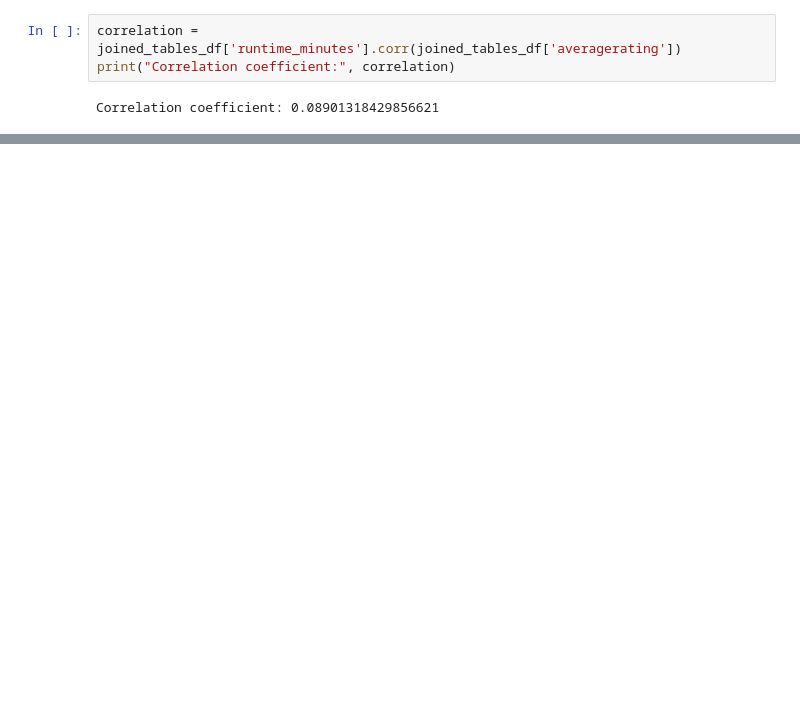
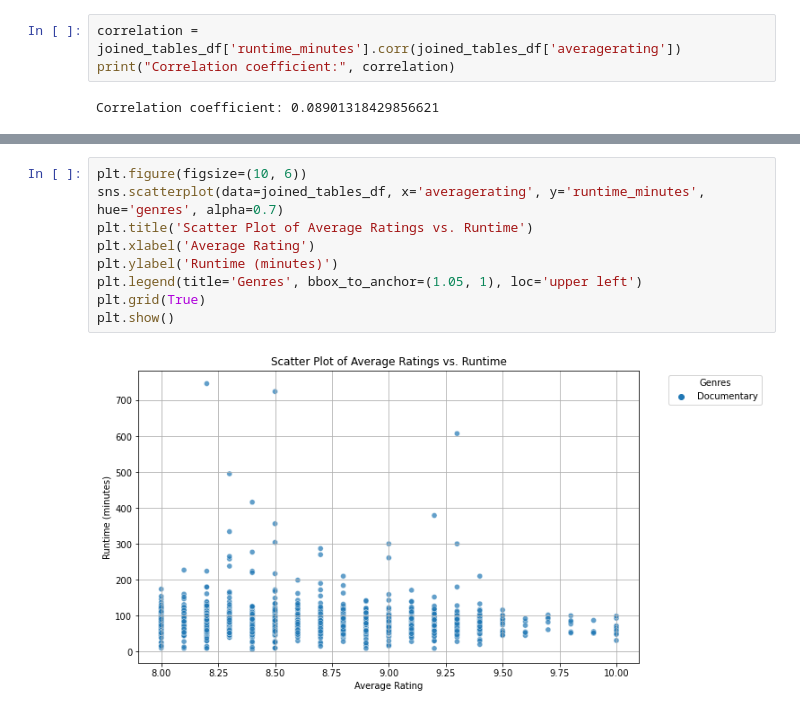
Before and after one commit to ZeejahWaseem/Capstone_Project, a Jupyter notebook: Notebooks/Laila_Folder/Laila.ipynb, the cells around one changed output, grey strips where cells are left out. Drawn from its saved outputs; the diff is of its cells as text; blank space fills up the shorter version.

```diff
--- a/Notebooks/Laila_Folder/Laila.ipynb
+++ b/Notebooks/Laila_Folder/Laila.ipynb
@@ -278,0 +396,11 @@ poorly_rated_movies
+# %%
+plt.figure(figsize=(10, 6))
+sns.scatterplot(data=joined_tables_df, x='averagerating', y='runtime_minutes', hue='genres', alpha=0.7)
+plt.title('Scatter Plot of Average Ratings vs. Runtime')
+plt.xlabel('Average Rating')
+plt.ylabel('Runtime (minutes)')
+plt.legend(title='Genres', bbox_to_anchor=(1.05, 1), loc='upper left')
+plt.grid(True)
+plt.show()
+# %% [output]
+[figure, added]
```
Also changed, not shown: parts of 17 cells of this notebook.
